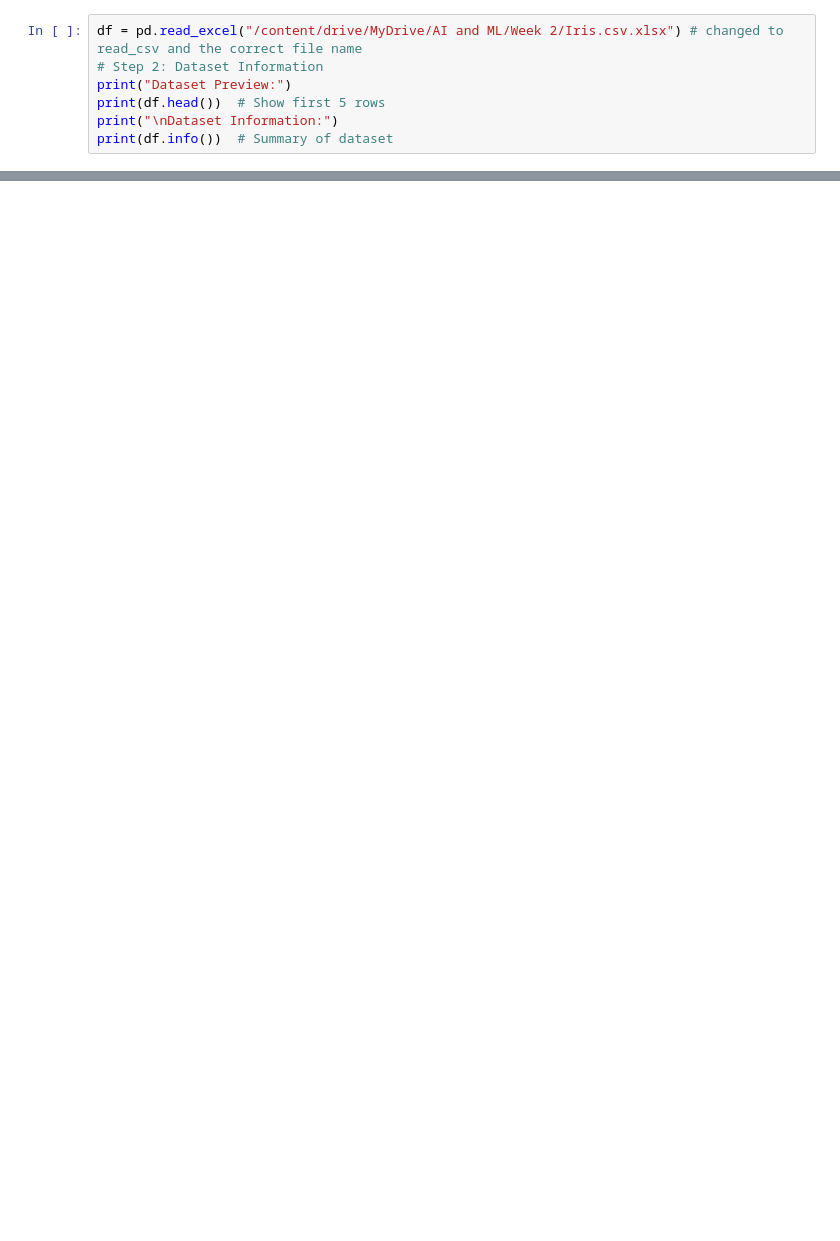
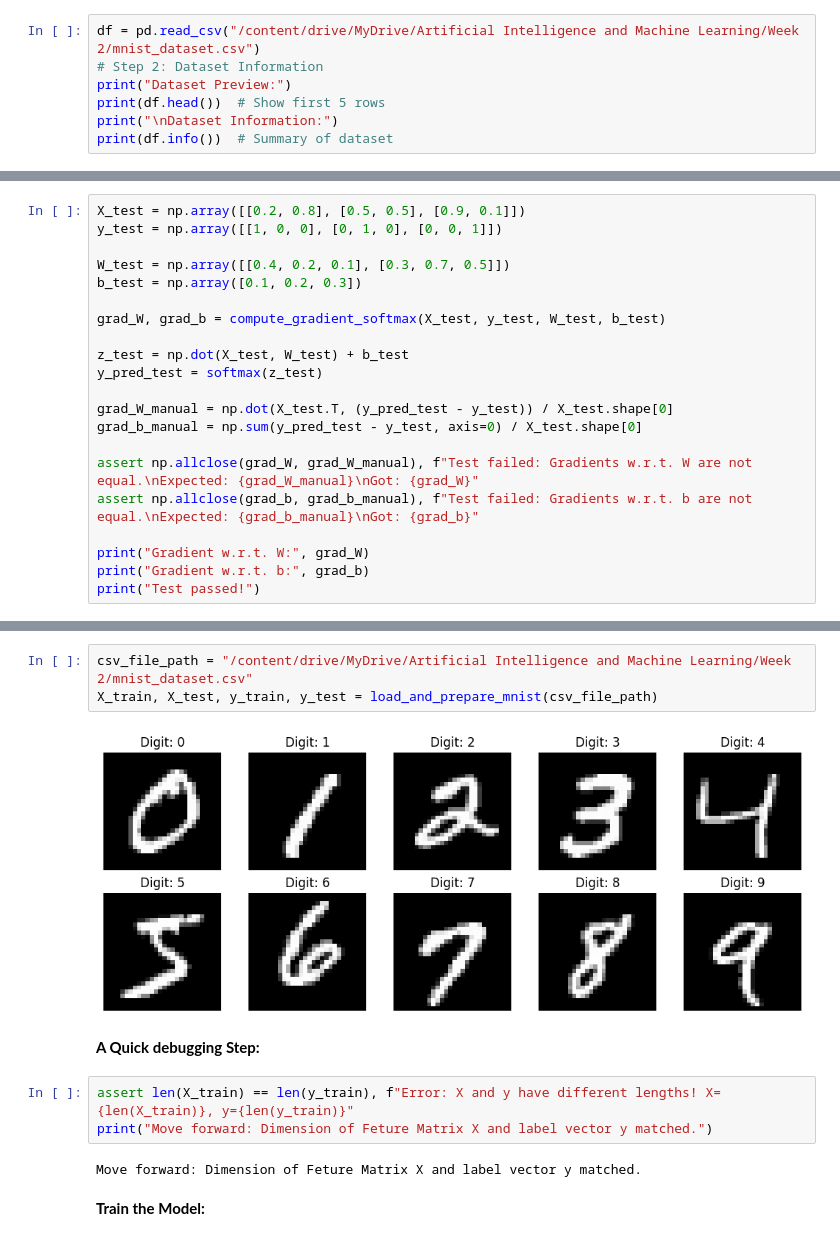
Before and after one commit to riyadijju/AI-ML, a Jupyter notebook: 2329456-Workshop-2.ipynb, the cells around one changed output, grey strips where cells are left out. Saved outputs shown, nothing was run; the diff lists cells and outputs as text; blank space fills up the shorter version.

```diff
--- a/2329456-Workshop-2.ipynb
+++ b/2329456-Workshop-2.ipynb
@@ -17,5 +37,5 @@ import matplotlib.pyplot as plt
 # %%
-df = pd.read_excel("/content/drive/MyDrive/AI and ML/Week 2/Iris.csv.xlsx") # changed to read_csv and the correct file name
+df = pd.read_csv("/content/drive/MyDrive/Artificial Intelligence and Machine Learning/Week 2/mnist_dataset.csv")
 # Step 2: Dataset Information
 print("Dataset Preview:")
 print(df.head())  # Show first 5 rows
@@ -391,0 +307,21 @@ plt.show()
+# %%
+X_test = np.array([[0.2, 0.8], [0.5, 0.5], [0.9, 0.1]])
+y_test = np.array([[1, 0, 0], [0, 1, 0], [0, 0, 1]])
+
+W_test = np.array([[0.4, 0.2, 0.1], [0.3, 0.7, 0.5]])
+b_test = np.array([0.1, 0.2, 0.3])
+
+grad_W, grad_b = compute_gradient_softmax(X_test, y_test, W_test, b_test)
+
+z_test = np.dot(X_test, W_test) + b_test
+y_pred_test = softmax(z_test)
+
+grad_W_manual = np.dot(X_test.T, (y_pred_test - y_test)) / X_test.shape[0]
+grad_b_manual = np.sum(y_pred_test - y_test, axis=0) / X_test.shape[0]
+
+assert np.allclose(grad_W, grad_W_manual), f"Test failed: Gradients w.r.t. W are not equal.\nExpected: {grad_W_manual}\nGot: {grad_W}"
+assert np.allclose(grad_b, grad_b_manual), f"Test failed: Gradients w.r.t. b are not equal.\nExpected: {grad_b_manual}\nGot: {grad_b}"
+
+print("Gradient w.r.t. W:", grad_W)
+print("Gradient w.r.t. b:", grad_b)
+print("Test passed!")
@@ -391,0 +424,14 @@ plt.show()
+# %%
+csv_file_path = "/content/drive/MyDrive/Artificial Intelligence and Machine Learning/Week 2/mnist_dataset.csv"
+X_train, X_test, y_train, y_test = load_and_prepare_mnist(csv_file_path)
+# %% [output]
+[figure, added]
+# %% [markdown]
+**A Quick debugging Step:**
+# %%
+assert len(X_train) == len(y_train), f"Error: X and y have different lengths! X={len(X_train)}, y={len(y_train)}"
+print("Move forward: Dimension of Feture Matrix X and label vector y matched.")
+# %% [output]
+Move forward: Dimension of Feture Matrix X and label vector y matched.
+# %% [markdown]
+**Train the Model:**
```
Also changed, not shown: parts of 60 cells of this notebook.
